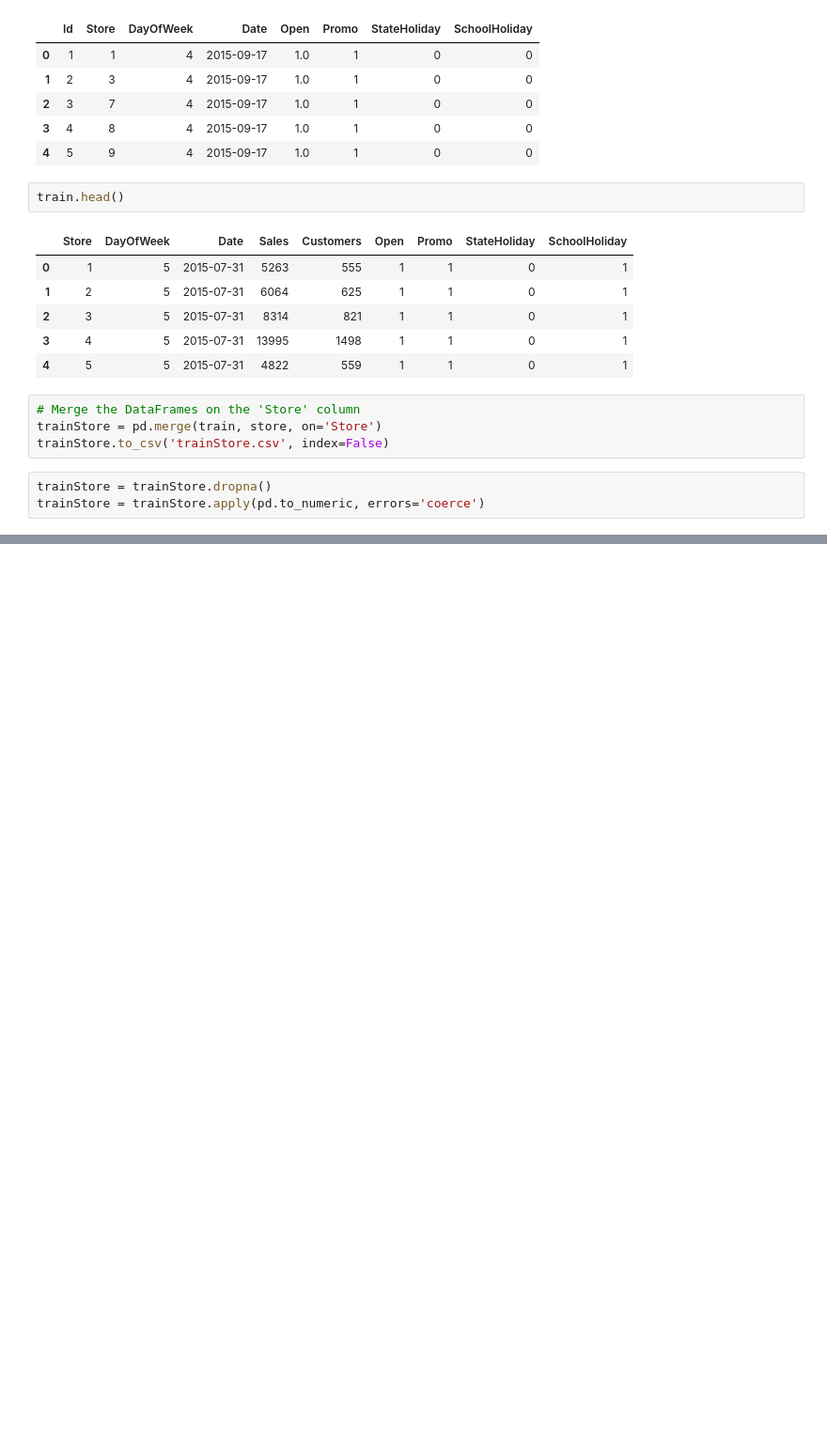
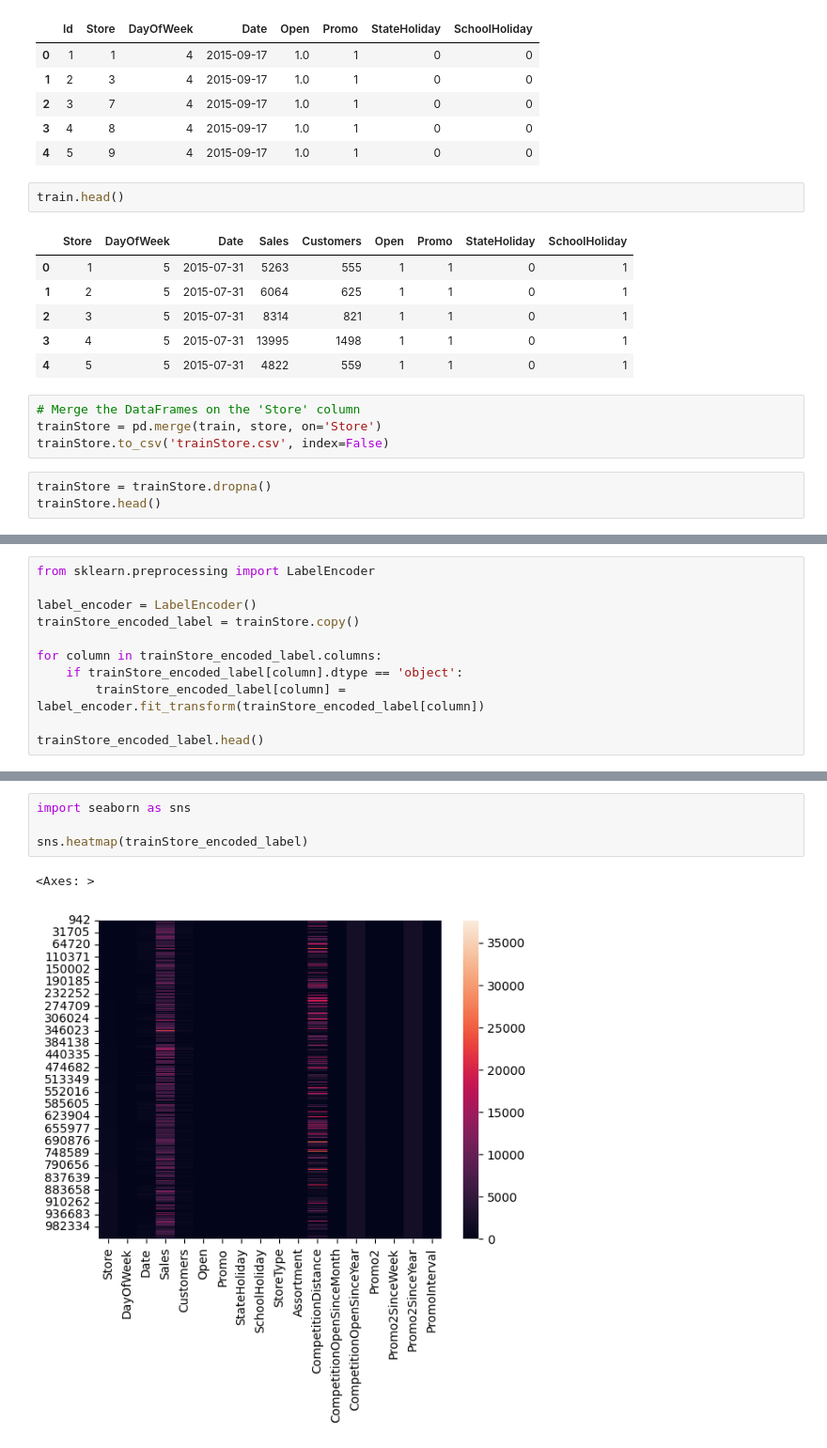
Before and after one commit to RaphaelKoop/rossmann, a Jupyter notebook: main.ipynb, the cells around one changed output, grey strips where cells are left out. Shown at 94% size. Drawn from its saved outputs; the diff is of its cells as text; blank space fills up the shorter version.

```diff
--- a/main.ipynb
+++ b/main.ipynb
@@ -41,4 +41,4 @@ trainStore = pd.merge(train, store, on='Store')
 trainStore.to_csv('trainStore.csv', index=False)
 # %%
 trainStore = trainStore.dropna()
-trainStore = trainStore.apply(pd.to_numeric, errors='coerce')
+trainStore.head()
@@ -58,0 +52,11 @@ plt.show()
+# %%
+from sklearn.preprocessing import LabelEncoder
+
+label_encoder = LabelEncoder()
+trainStore_encoded_label = trainStore.copy()
+
+for column in trainStore_encoded_label.columns:
+    if trainStore_encoded_label[column].dtype == 'object':
+        trainStore_encoded_label[column] = label_encoder.fit_transform(trainStore_encoded_label[column])
+
+trainStore_encoded_label.head()
@@ -58,0 +70,7 @@ plt.show()
+# %%
+import seaborn as sns
+
+sns.heatmap(trainStore_encoded_label)
+# %% [output]
+<Axes: >
+[figure, added]
```
Also changed, not shown: parts of 3 cells of this notebook.
